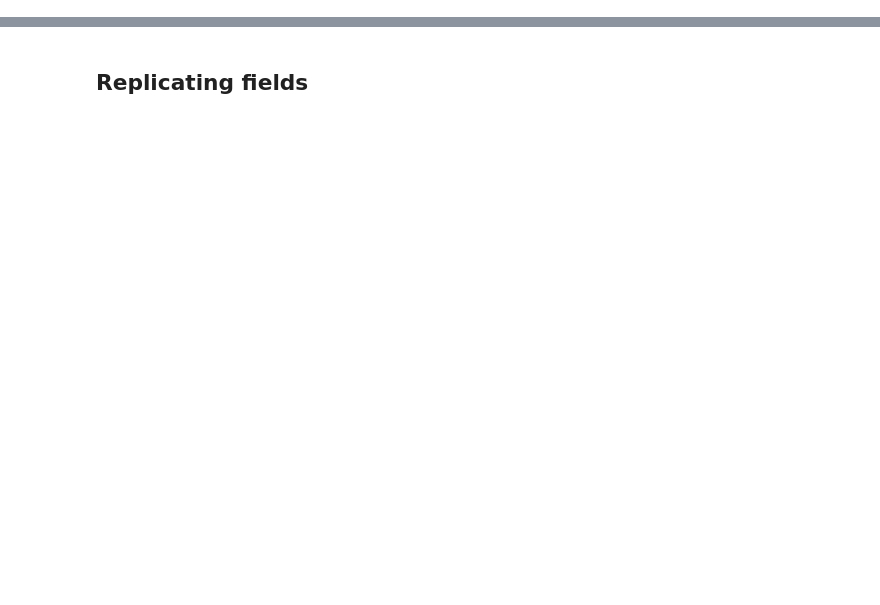
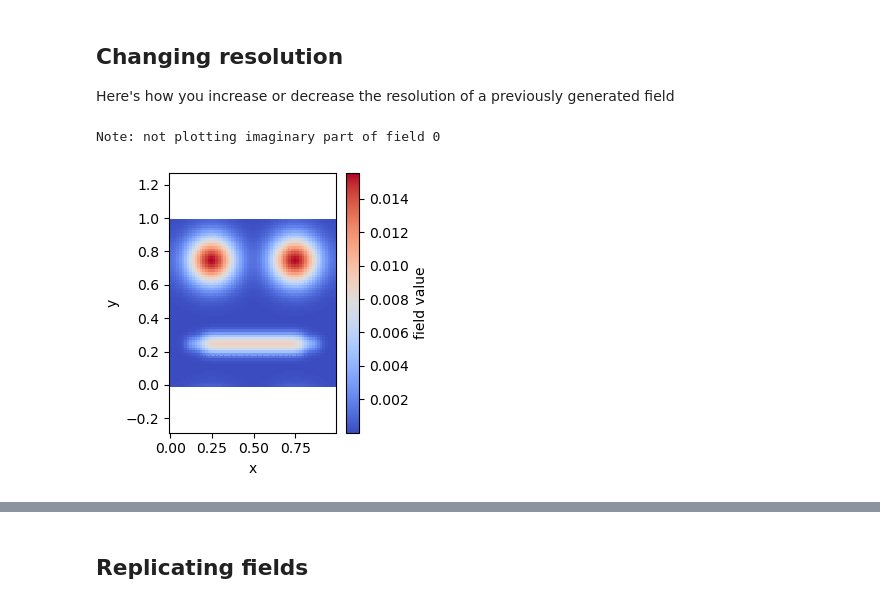
Before and after one commit to LequieuLab/fieldkit, a Jupyter notebook: docs/source/tutorials/02_manipulate_fields.ipynb, the cells around one changed output, grey strips where cells are left out. Saved outputs shown, nothing was run; the diff lists cells and outputs as text; code cells hidden in the pictures; blank space fills up the shorter version.

```diff
--- a/docs/source/tutorials/02_manipulate_fields.ipynb
+++ b/docs/source/tutorials/02_manipulate_fields.ipynb
@@ -17,0 +18,11 @@ fk.plot(field, dpi=100)
+# %% [markdown]
+## Changing resolution
+
+Here's how you increase or decrease the resolution of a previously generated field
+# %%
+# increase resolution
+field_new = fk.change_resolution(field, npw_new=(64,64))
+fk.plot(field_new,dpi=100)
+# %% [output]
+Note: not plotting imaginary part of field 0
+[figure, added]
```
Also changed, not shown: parts of 8 cells of this notebook, 2 other files.
